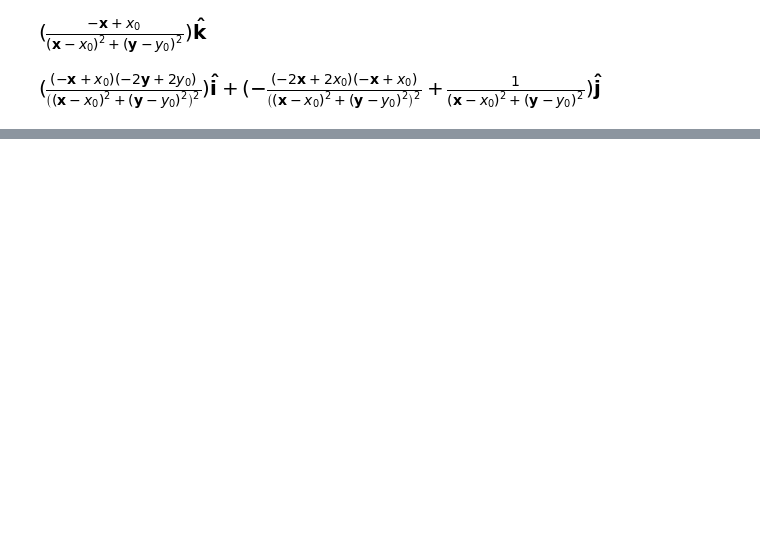
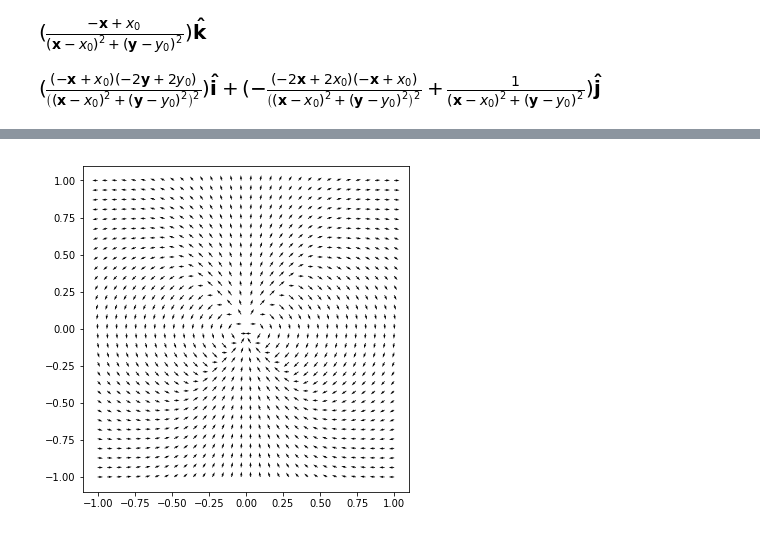
Before and after one commit to JOThurgood/mhd-ray-tracing, a Jupyter notebook: SR/buried_2d_dipoles.ipynb, the cells around one changed output, grey strips where cells are left out. Saved outputs shown, nothing was run; the diff lists cells and outputs as text; code cells hidden in the pictures; blank space fills up the shorter version.

```diff
--- a/SR/buried_2d_dipoles.ipynb
+++ b/SR/buried_2d_dipoles.ipynb
@@ -37,0 +42,31 @@ import numpy as np
+# %%
+# Plot the field - unfortunately this isn't the one-liner it would be in Maple but at least its free
+import matplotlib.pyplot as plt
+import numpy as np
+# Do this later
+
+n = 32
+gx = np.linspace(-1,1,n)
+gy = np.linspace(-1,1,n)
+
+bx = np.zeros([n,n])
+by = np.zeros([n,n])
+
+for iy in range(0,n):
+    for ix in range(0,n):
+        bx_evaluated = B_dip_vec.subs([(x0,0),(y0,0), (N.x,gx[ix]), (N.y,gy[iy])])
+        bx_evaluated = bx_evaluated.coeff(N.i)
+        bx[iy,ix] = bx_evaluated
+        by_evaluated = B_dip_vec.subs([(x0,0),(y0,0), (N.x,gx[ix]), (N.y,gy[iy])])
+        by_evaluated = by_evaluated.coeff(N.j)
+        by[iy,ix] = by_evaluated
+        #print(ix,iy,"x:", gx[ix], "y:",gy[iy], "bx_evaluated",bx_evaluated, bx[ix,iy])
+        # normalise
+        bx[iy,ix] = bx[iy,ix] / np.sqrt(bx[iy,ix]**2 + by[iy,ix]**2)
+        by[iy,ix] = by[iy,ix] / np.sqrt(bx[iy,ix]**2 + by[iy,ix]**2)
+
+plt.rcParams['figure.figsize'] = [9.5, 6]
+plt.quiver(gx,gy,bx,by)
+plt.gca().set_aspect('equal', adjustable='box')
+# %% [output]
+[figure, added]
```
Also changed, not shown: parts of 3 cells of this notebook.
